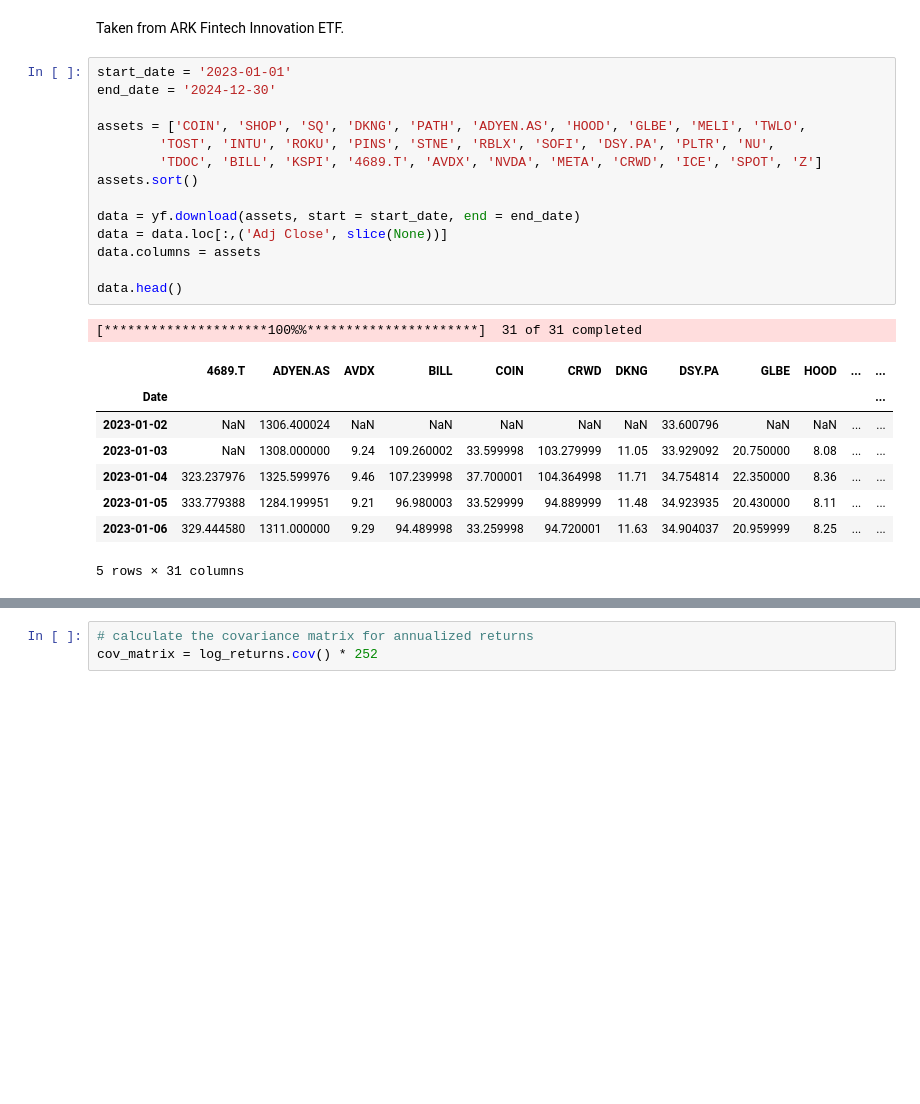
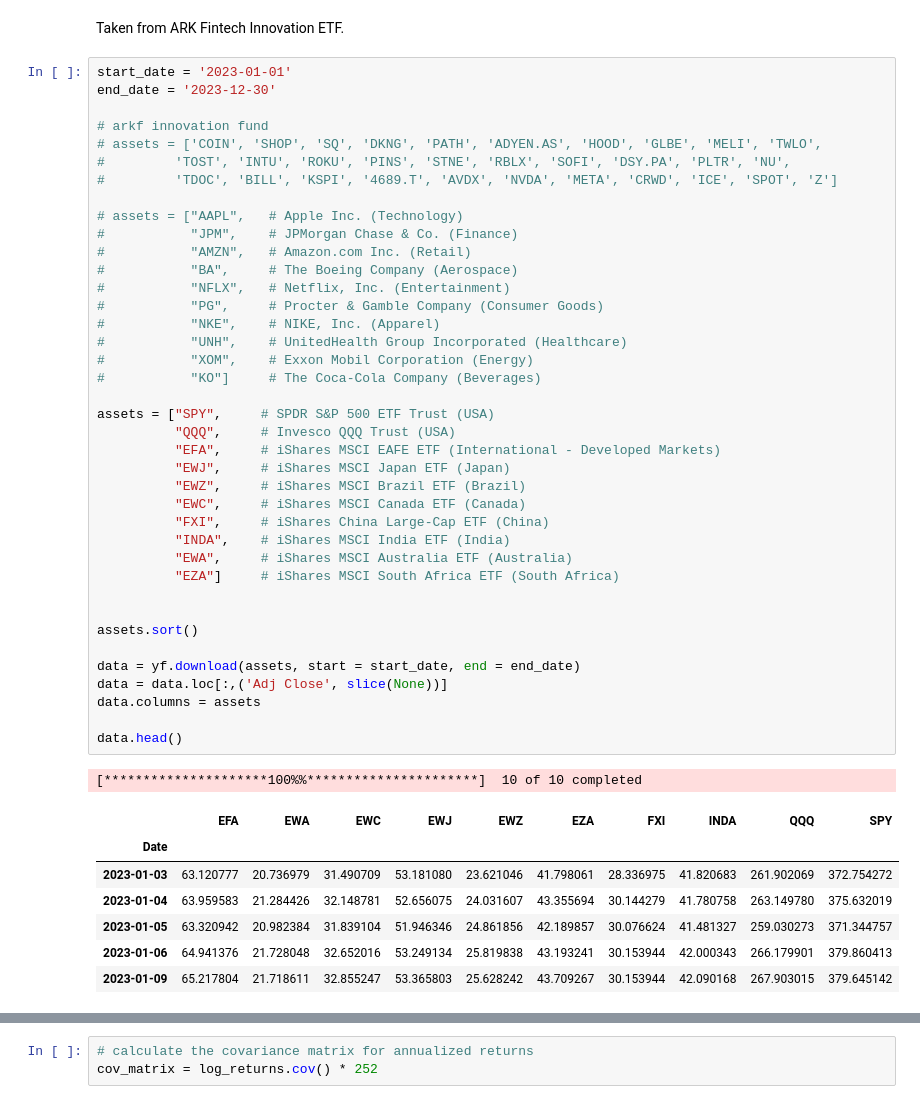
Before and after one commit to joshhzheng/Portfolio-Analysis, a Jupyter notebook: SharpeOptimization.ipynb, the cells around one changed output, grey strips where cells are left out. Saved outputs shown, nothing was run; the diff lists cells and outputs as text; blank space fills up the shorter version.

```diff
--- a/SharpeOptimization.ipynb
+++ b/SharpeOptimization.ipynb
@@ -8,28 +8,52 @@ from scipy.optimize import minimize
 Taken from ARK Fintech Innovation ETF.
 # %%
 start_date = '2023-01-01'
-end_date = '2024-12-30'
+end_date = '2023-12-30'
 
-assets = ['COIN', 'SHOP', 'SQ', 'DKNG', 'PATH', 'ADYEN.AS', 'HOOD', 'GLBE', 'MELI', 'TWLO',
-        'TOST', 'INTU', 'ROKU', 'PINS', 'STNE', 'RBLX', 'SOFI', 'DSY.PA', 'PLTR', 'NU',
-        'TDOC', 'BILL', 'KSPI', '4689.T', 'AVDX', 'NVDA', 'META', 'CRWD', 'ICE', 'SPOT', 'Z']
+# arkf innovation fund
+# assets = ['COIN', 'SHOP', 'SQ', 'DKNG', 'PATH', 'ADYEN.AS', 'HOOD', 'GLBE', 'MELI', 'TWLO',
+#         'TOST', 'INTU', 'ROKU', 'PINS', 'STNE', 'RBLX', 'SOFI', 'DSY.PA', 'PLTR', 'NU',
+#         'TDOC', 'BILL', 'KSPI', '4689.T', 'AVDX', 'NVDA', 'META', 'CRWD', 'ICE', 'SPOT', 'Z']
+
+# assets = ["AAPL",   # Apple Inc. (Technology)
+#           "JPM",    # JPMorgan Chase & Co. (Finance)
+#           "AMZN",   # Amazon.com Inc. (Retail)
+#           "BA",     # The Boeing Company (Aerospace)
+#           "NFLX",   # Netflix, Inc. (Entertainment)
+#           "PG",     # Procter & Gamble Company (Consumer Goods)
+#           "NKE",    # NIKE, Inc. (Apparel)
+#           "UNH",    # UnitedHealth Group Incorporated (Healthcare)
+#           "XOM",    # Exxon Mobil Corporation (Energy)
+#           "KO"]     # The Coca-Cola Company (Beverages)
+
+assets = ["SPY",     # SPDR S&P 500 ETF Trust (USA)
+          "QQQ",     # Invesco QQQ Trust (USA)
+          "EFA",     # iShares MSCI EAFE ETF (International - Developed Markets)
+          "EWJ",     # iShares MSCI Japan ETF (Japan)
+          "EWZ",     # iShares MSCI Brazil ETF (Brazil)
+          "EWC",     # iShares MSCI Canada ETF (Canada)
+          "FXI",     # iShares China Large-Cap ETF (China)
+          "INDA",    # iShares MSCI India ETF (India)
+          "EWA",     # iShares MSCI Australia ETF (Australia)
+          "EZA"]     # iShares MSCI South Africa ETF (South Africa)
+
+
 assets.sort()
 
 data = yf.download(assets, start = start_date, end = end_date)
 data = data.loc[:,('Adj Close', slice(None))]
 data.columns = assets
 
 data.head()
 # %% [output]
-[*********************100%%**********************]  31 of 31 completed
+[*********************100%%**********************]  10 of 10 completed
-|  | 4689.T | ADYEN.AS | AVDX | BILL | COIN | CRWD | DKNG | DSY.PA | GLBE | HOOD | ... | ... |
-| Date |  |  |  |  |  |  |  |  |  |  |  | ... |
-| 2023-01-02 | NaN | 1306.400024 | NaN | NaN | NaN | NaN | NaN | 33.600796 | NaN | NaN | ... | ... |
-| 2023-01-03 | NaN | 1308.000000 | 9.24 | 109.260002 | 33.599998 | 103.279999 | 11.05 | 33.929092 | 20.750000 | 8.08 | ... | ... |
-| 2023-01-04 | 323.237976 | 1325.599976 | 9.46 | 107.239998 | 37.700001 | 104.364998 | 11.71 | 34.754814 | 22.350000 | 8.36 | ... | ... |
-| 2023-01-05 | 333.779388 | 1284.199951 | 9.21 | 96.980003 | 33.529999 | 94.889999 | 11.48 | 34.923935 | 20.430000 | 8.11 | ... | ... |
-| 2023-01-06 | 329.444580 | 1311.000000 | 9.29 | 94.489998 | 33.259998 | 94.720001 | 11.63 | 34.904037 | 20.959999 | 8.25 | ... | ... |
+|  | EFA | EWA | EWC | EWJ | EWZ | EZA | FXI | INDA | QQQ | SPY |
+| Date |  |  |  |  |  |  |  |  |  |  |
+| 2023-01-03 | 63.120777 | 20.736979 | 31.490709 | 53.181080 | 23.621046 | 41.798061 | 28.336975 | 41.820683 | 261.902069 | 372.754272 |
+| 2023-01-04 | 63.959583 | 21.284426 | 32.148781 | 52.656075 | 24.031607 | 43.355694 | 30.144279 | 41.780758 | 263.149780 | 375.632019 |
+| 2023-01-05 | 63.320942 | 20.982384 | 31.839104 | 51.946346 | 24.861856 | 42.189857 | 30.076624 | 41.481327 | 259.030273 | 371.344757 |
+| 2023-01-06 | 64.941376 | 21.728048 | 32.652016 | 53.249134 | 25.819838 | 43.193241 | 30.153944 | 42.000343 | 266.179901 | 379.860413 |
+| 2023-01-09 | 65.217804 | 21.718611 | 32.855247 | 53.365803 | 25.628242 | 43.709267 | 30.153944 | 42.090168 | 267.903015 | 379.645142 |
-5 rows × 31 columns
 # %%
 # calculate log normal returns
 log_returns = np.log(data / data.shift(1))
```
Also changed, not shown: parts of 4 cells of this notebook, 2 other files.
